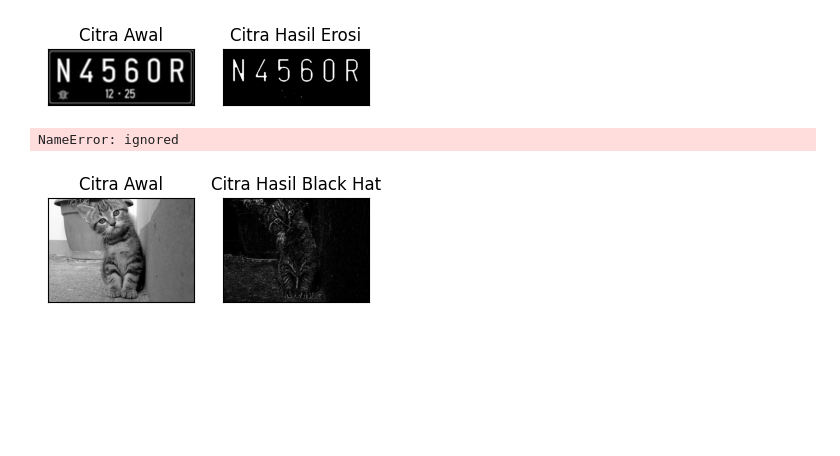
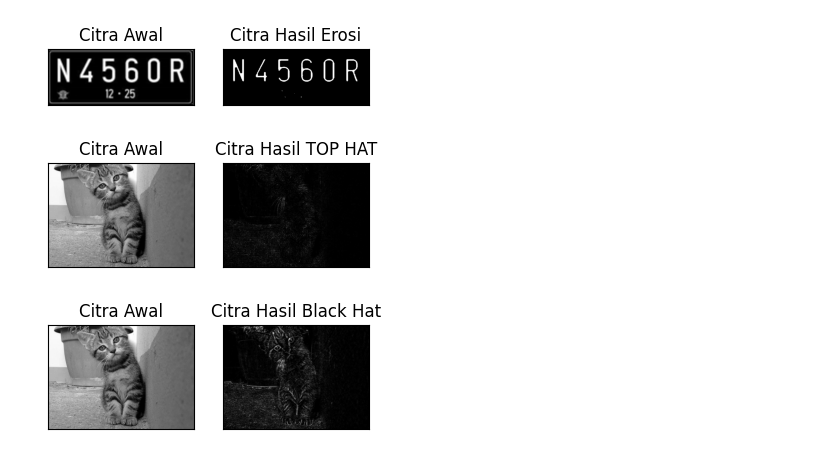
Before and after one commit to finaorivia19/PCVK_Ganjil_2023, a Jupyter notebook: Week9.ipynb, the cells around one changed output. Drawn from its saved outputs; the diff is of its cells as text; code cells hidden in the pictures; blank space fills up the shorter version.

```diff
--- a/Week9.ipynb
+++ b/Week9.ipynb
@@ -375,24 +375,24 @@ SE = Line Vertikal 5
 # %%
 # Getting the kernel to be used in Top-Hat
 filterSize =(3, 3)
 kernel = cv2.getStructuringElement(cv2.MORPH_RECT, filterSize)
 
 # Reading the image named 'input.jpg'
 img = cv2.imread('/content/drive/MyDrive/image/kucing.jpg')
 img = cv2.cvtColor(img, cv2.COLOR_BGR2GRAY)
 # Applying the Top-Hat operation
-tophat_img = cv2.morphologyEx(input_image, cv2.MORPH_TOPHAT,kernel)
+tophat_img = cv2.morphologyEx(img, cv2.MORPH_TOPHAT,kernel)
 
 #cv2.imshow("original", input_image)
 #cv2.imshow("tophat", tophat_img)
 #cv2.waitKey(5000)
 plt.subplot(131),plt.imshow(img,cmap = 'gray')
 plt.title('Citra Awal'), plt.xticks([]), plt.yticks([])
 plt.subplot(132),plt.imshow(tophat_img,cmap = 'gray')
 plt.title('Citra Hasil TOP HAT'), plt.xticks([]), plt.yticks([])
 plt.show()
 # %% [output]
-NameError: ignored
+[figure, added]
 # %%
 filterSize =(3, 3)
 kernel = cv2.getStructuringElement(cv2.MORPH_RECT, filterSize)
```
Also changed, not shown: parts of 1 cell of this notebook.
